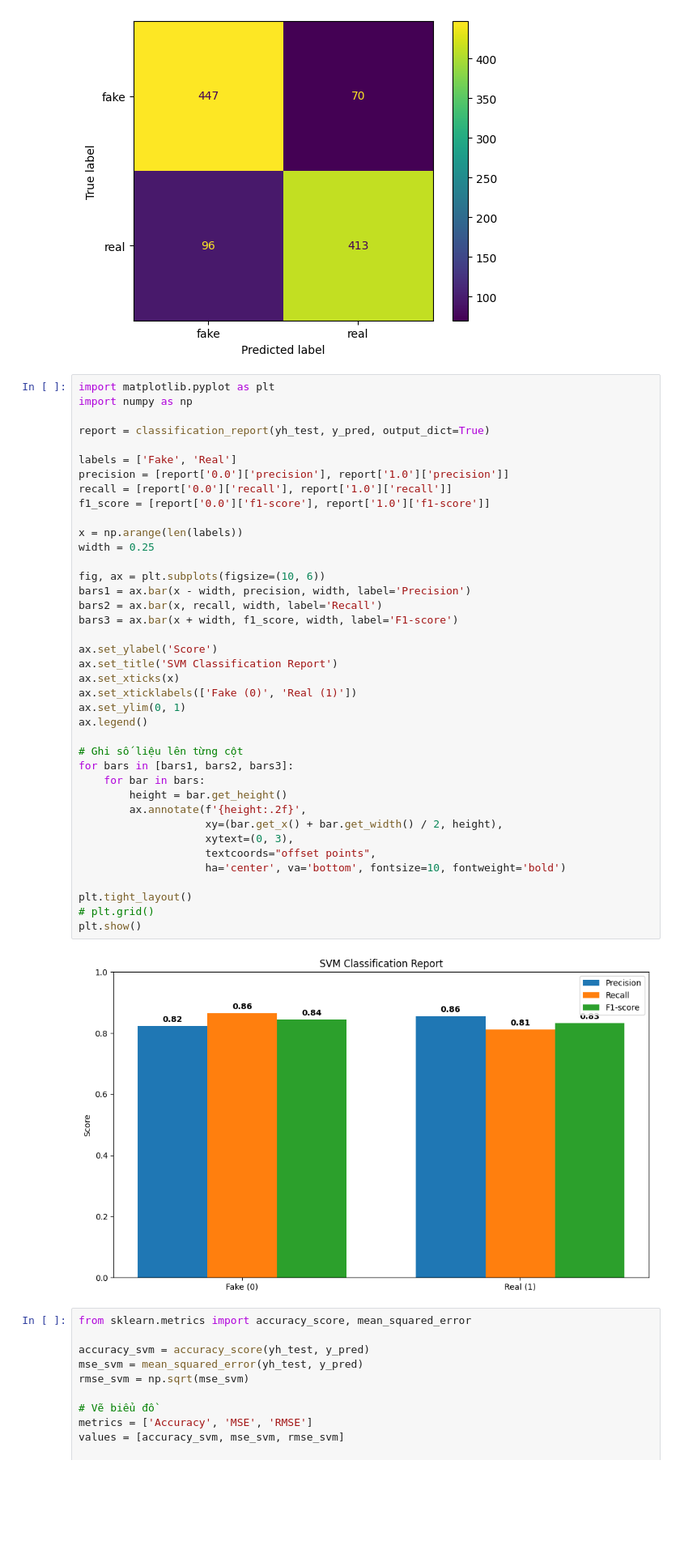
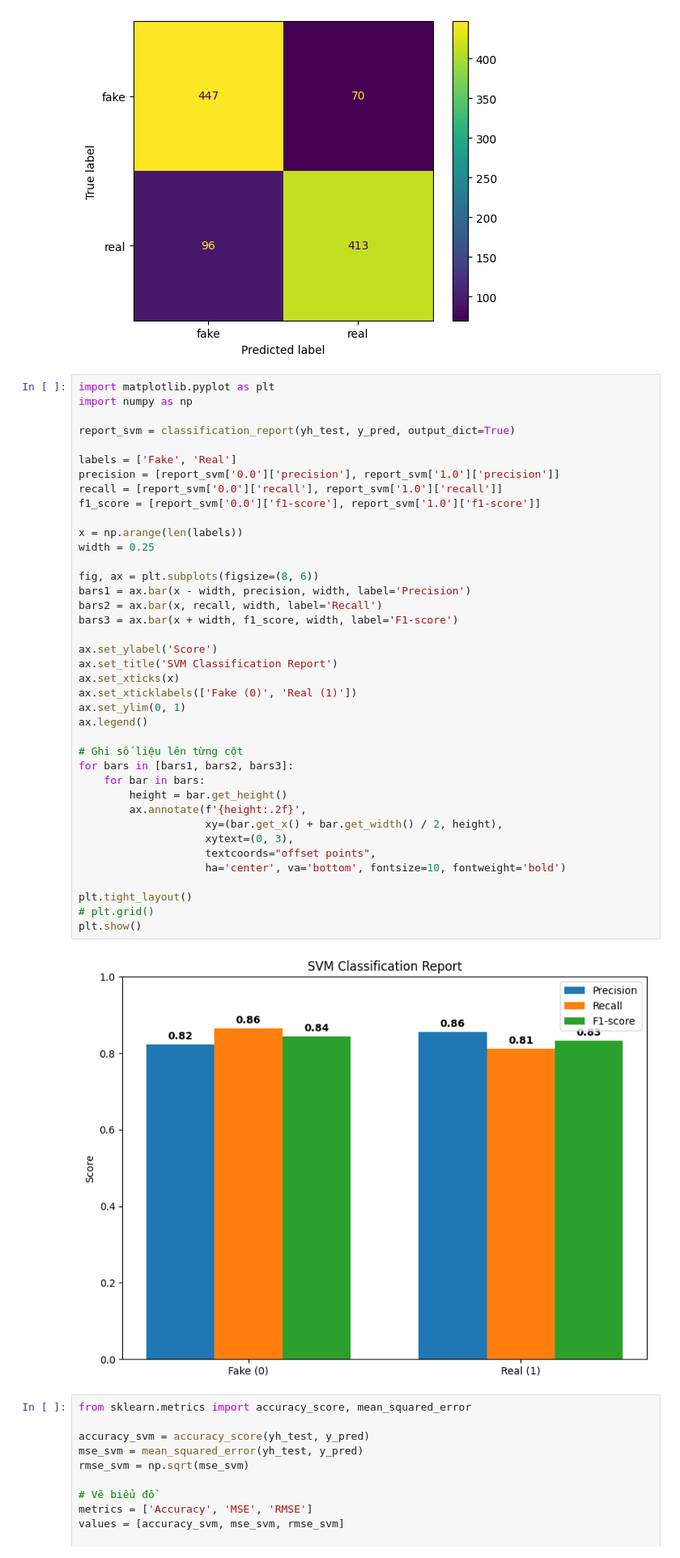
Before and after one commit to wsunicorn/Final_Project_MachineLearning, a Jupyter notebook: train.ipynb, the cells around one changed output. Shown: that part at 81% size. Drawn from its saved outputs; the diff is of its cells as text; blank space fills up the shorter version.

```diff
--- a/train.ipynb
+++ b/train.ipynb
@@ -84,43 +98,43 @@ weighted avg       0.84      0.84      0.84      1026
 import matplotlib.pyplot as plt
 import numpy as np
 
-report = classification_report(yh_test, y_pred, output_dict=True)
+report_svm = classification_report(yh_test, y_pred, output_dict=True)
 
 labels = ['Fake', 'Real']
-precision = [report['0.0']['precision'], report['1.0']['precision']]
-recall = [report['0.0']['recall'], report['1.0']['recall']]
-f1_score = [report['0.0']['f1-score'], report['1.0']['f1-score']]
+precision = [report_svm['0.0']['precision'], report_svm['1.0']['precision']]
+recall = [report_svm['0.0']['recall'], report_svm['1.0']['recall']]
+f1_score = [report_svm['0.0']['f1-score'], report_svm['1.0']['f1-score']]
 
 x = np.arange(len(labels))
 width = 0.25
 
-fig, ax = plt.subplots(figsize=(10, 6))
+fig, ax = plt.subplots(figsize=(8, 6))
 bars1 = ax.bar(x - width, precision, width, label='Precision')
 bars2 = ax.bar(x, recall, width, label='Recall')
 bars3 = ax.bar(x + width, f1_score, width, label='F1-score')
 
 ax.set_ylabel('Score')
 ax.set_title('SVM Classification Report')
 ax.set_xticks(x)
 ax.set_xticklabels(['Fake (0)', 'Real (1)'])
 ax.set_ylim(0, 1)
 ax.legend()
 
 # Ghi số liệu lên từng cột
 for bars in [bars1, bars2, bars3]:
     for bar in bars:
         height = bar.get_height()
         ax.annotate(f'{height:.2f}',
                     xy=(bar.get_x() + bar.get_width() / 2, height),
                     xytext=(0, 3),
                     textcoords="offset points",
                     ha='center', va='bottom', fontsize=10, fontweight='bold')
 
 plt.tight_layout()
 # plt.grid()
 plt.show()
 # %% [output]
-[figure, old version]
+[figure, new version]
 # %%
 from sklearn.metrics import accuracy_score, mean_squared_error
 
```
Also changed, not shown: parts of 14 cells of this notebook.
